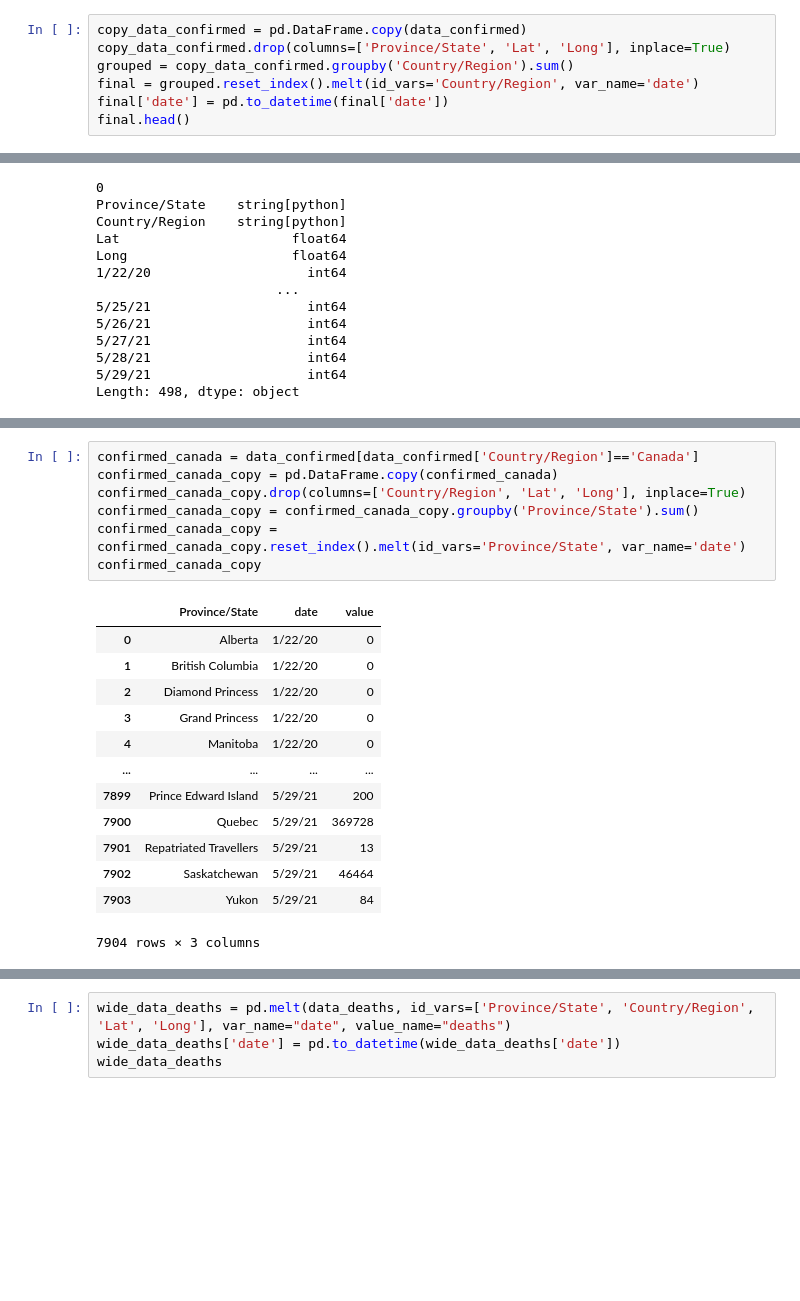
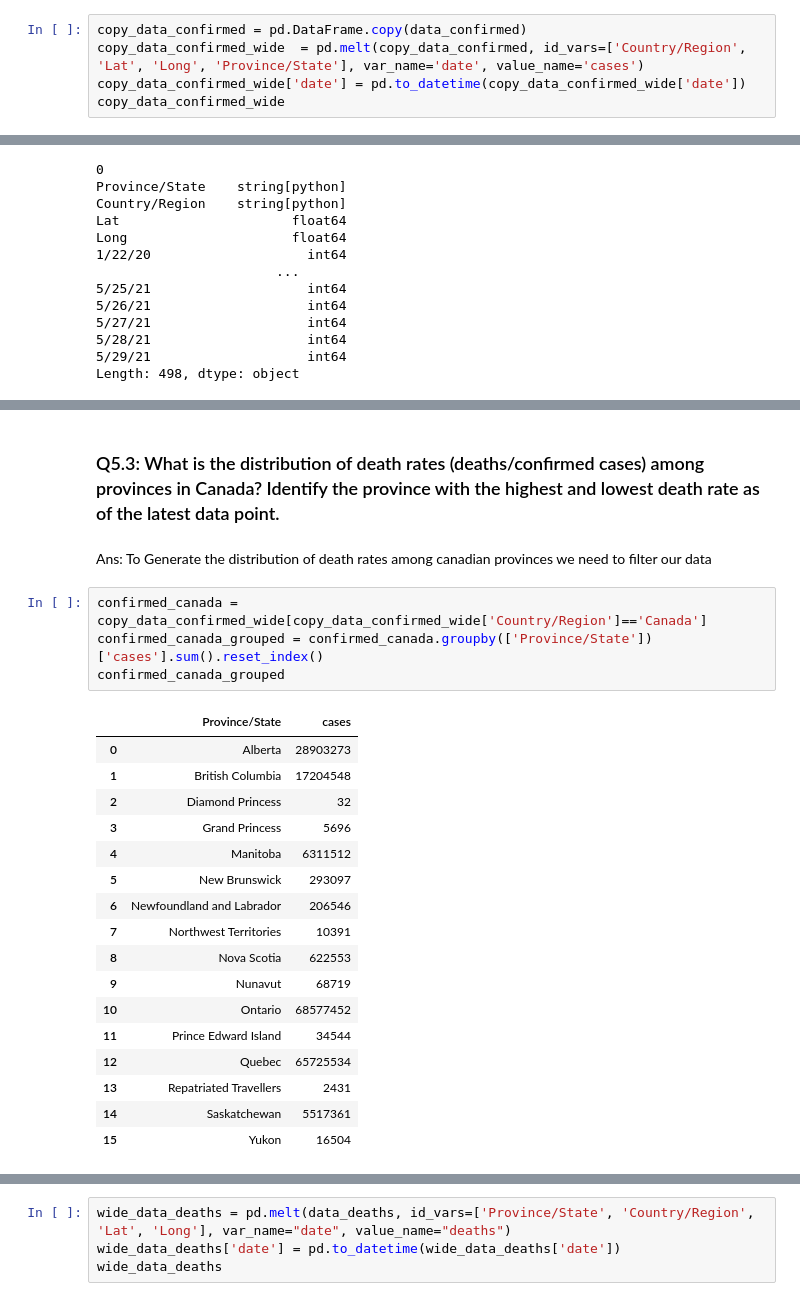
Before and after one commit to fizz-i/COVID-19_Case-study, a Jupyter notebook: case-study_1.ipynb, the cells around one changed output, grey strips where cells are left out. Cells and saved outputs as stored; diff of their text form; blank space fills up the shorter version.

```diff
--- a/case-study_1.ipynb
+++ b/case-study_1.ipynb
@@ -82,8 +111,6 @@ Length: 498, dtype: object
 # %%
 copy_data_confirmed = pd.DataFrame.copy(data_confirmed)
-copy_data_confirmed.drop(columns=['Province/State', 'Lat', 'Long'], inplace=True)
-grouped = copy_data_confirmed.groupby('Country/Region').sum()
-final = grouped.reset_index().melt(id_vars='Country/Region', var_name='date')
-final['date'] = pd.to_datetime(final['date'])
-final.head()
+copy_data_confirmed_wide  = pd.melt(copy_data_confirmed, id_vars=['Country/Region', 'Lat', 'Long', 'Province/State'], var_name='date', value_name='cases')
+copy_data_confirmed_wide['date'] = pd.to_datetime(copy_data_confirmed_wide['date'])
+copy_data_confirmed_wide
 # %% [output]
@@ -434,21 +567,26 @@ plt.show()
+# %% [markdown]
+### Q5.3: What is the distribution of death rates (deaths/confirmed cases) among provinces in Canada? Identify the province with the highest and lowest death rate as of the latest data point.
+# %% [markdown]
+Ans: To Generate the distribution of death rates among canadian provinces we need to filter our data
 # %%
-confirmed_canada = data_confirmed[data_confirmed['Country/Region']=='Canada']
-confirmed_canada_copy = pd.DataFrame.copy(confirmed_canada)
-confirmed_canada_copy.drop(columns=['Country/Region', 'Lat', 'Long'], inplace=True)
-confirmed_canada_copy = confirmed_canada_copy.groupby('Province/State').sum()
-confirmed_canada_copy = confirmed_canada_copy.reset_index().melt(id_vars='Province/State', var_name='date')
-confirmed_canada_copy
+confirmed_canada = copy_data_confirmed_wide[copy_data_confirmed_wide['Country/Region']=='Canada']
+confirmed_canada_grouped = confirmed_canada.groupby(['Province/State'])['cases'].sum().reset_index()
+confirmed_canada_grouped
 # %% [output]
-|  | Province/State | date | value |
-| 0 | Alberta | 1/22/20 | 0 |
-| 1 | British Columbia | 1/22/20 | 0 |
-| 2 | Diamond Princess | 1/22/20 | 0 |
-| 3 | Grand Princess | 1/22/20 | 0 |
-| 4 | Manitoba | 1/22/20 | 0 |
-| ... | ... | ... | ... |
-| 7899 | Prince Edward Island | 5/29/21 | 200 |
-| 7900 | Quebec | 5/29/21 | 369728 |
-| 7901 | Repatriated Travellers | 5/29/21 | 13 |
-| 7902 | Saskatchewan | 5/29/21 | 46464 |
-| 7903 | Yukon | 5/29/21 | 84 |
+|  | Province/State | cases |
+| 0 | Alberta | 28903273 |
+| 1 | British Columbia | 17204548 |
+| 2 | Diamond Princess | 32 |
+| 3 | Grand Princess | 5696 |
+| 4 | Manitoba | 6311512 |
+| 5 | New Brunswick | 293097 |
+| 6 | Newfoundland and Labrador | 206546 |
+| 7 | Northwest Territories | 10391 |
+| 8 | Nova Scotia | 622553 |
+| 9 | Nunavut | 68719 |
+| 10 | Ontario | 68577452 |
+| 11 | Prince Edward Island | 34544 |
+| 12 | Quebec | 65725534 |
+| 13 | Repatriated Travellers | 2431 |
+| 14 | Saskatchewan | 5517361 |
+| 15 | Yukon | 16504 |
-7904 rows × 3 columns
```
Also changed, not shown: parts of 103 cells of this notebook, 1 other file.
